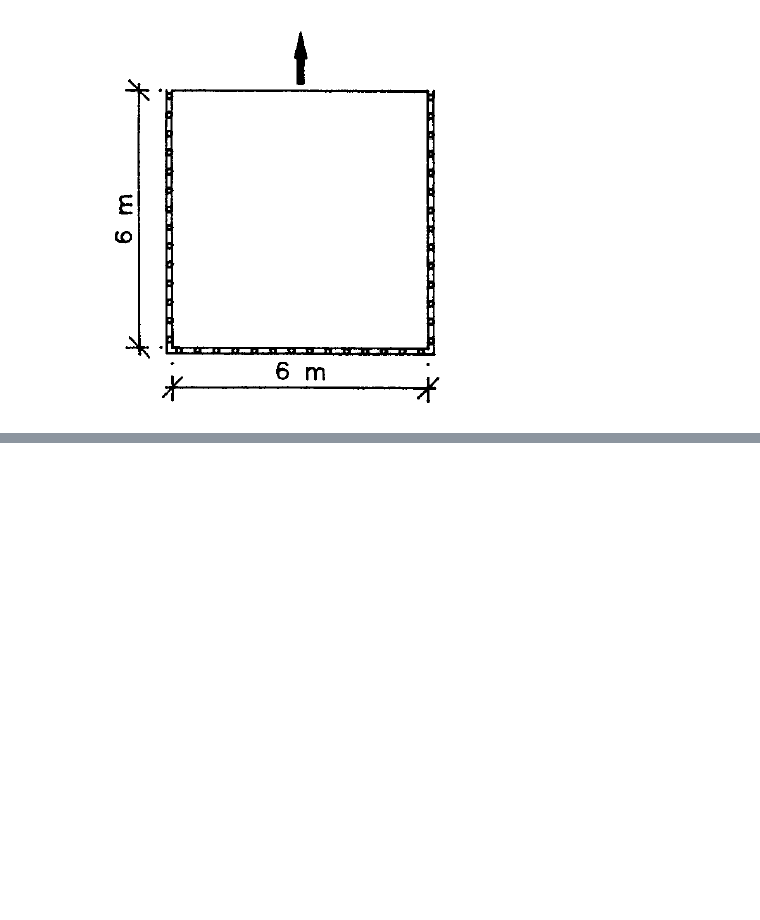
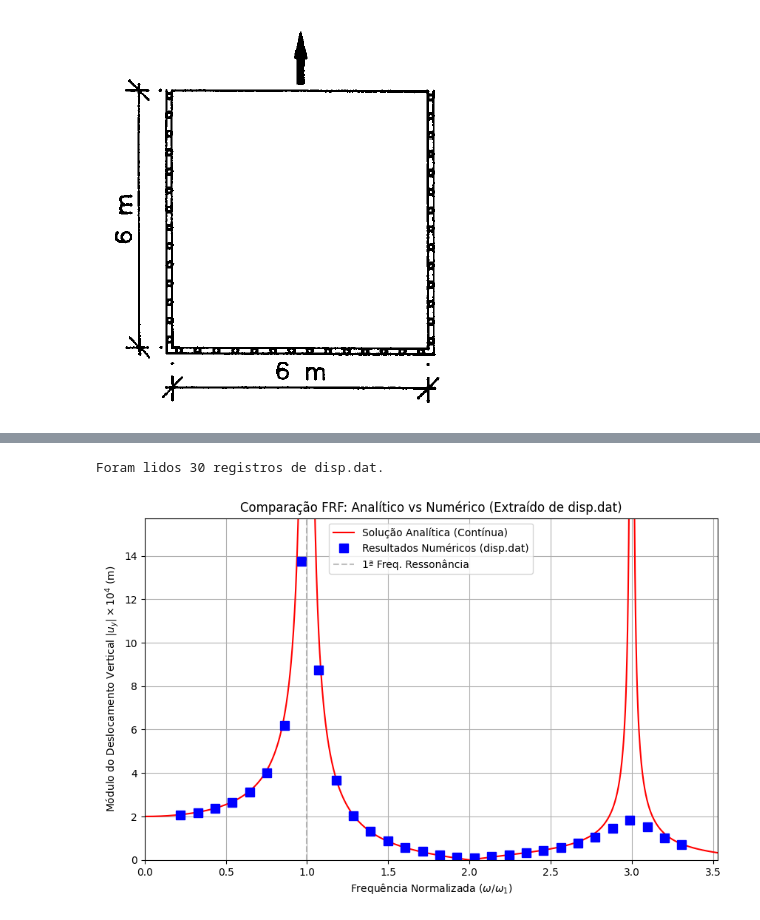
Before and after one commit to e-albuquerque/BEM_frequency_domain_2D, a Jupyter notebook: Run_quadpleh_on_Colab.ipynb, the cells around one changed output, grey strips where cells are left out. Saved outputs shown, nothing was run; the diff lists cells and outputs as text; code cells hidden in the pictures; blank space fills up the shorter version.

```diff
--- a/Run_quadpleh_on_Colab.ipynb
+++ b/Run_quadpleh_on_Colab.ipynb
@@ -429,0 +433,3 @@ frequencies = [10., 40., 70.]
+# %%
+#  The problem is solved numerically for a frequency range from 0 to 150 Hz
+frequencies = np.linspace(10.,150.,30)
@@ -548,3 +756,80 @@ The prescribed boundary conditions are: zero shear traction along the four sides
+# %%
+import numpy as np
+import matplotlib.pyplot as plt
+
+
+# 1. Carrega os dados do arquivo disp.dat gerado pelo solver Fortran
+freq_num = []
+uy_num_mod = []
+
+try:
+    with open('disp.dat', 'r') as f:
+        lines = [line.strip() for line in f if line.strip()]
+
+        for i, line in enumerate(lines):
+            if i >= len(frequencies):
+                break
+
+            parts = line.split()
+            if len(parts) < 2:
+                continue
+
+            # A estrutura gerada é: (ux_re,ux_im) (uy_re,uy_im)
+            # O deslocamento 'y' é o segundo item (índice 1)
+            uy_str = parts[1].strip('()')
+
+            re_uy, im_uy = uy_str.split(',')
+            uy_mod = np.abs(complex(float(re_uy), float(im_uy)))
+
+            freq_num.append(frequencies[i])
+            uy_num_mod.append(uy_mod)
+
+    freq_num = np.array(freq_num)
+    uy_num_mod = np.array(uy_num_mod)
+    print(f"Foram lidos {len(freq_num)} registros de disp.dat.")
+
+    # 2. Parâmetros analíticos
+    L_text = 6.0
+    rho_text = 100.0
+    nu_text = 0.25
+    mu_text = 1.0e6
+    E_text = mu_text * 2 * (1 + nu_text)
+    p = 100.0
+
+    M = E_text * (1 - nu_text) / ((1 + nu_text) * (1 - 2 * nu_text))
+    c1 = np.sqrt(M / rho_text)
+    w1 = np.pi * c1 / (2 * L_text) # 1ª Frequência natural
+
+    # 3. Curva Analítica contínua para u(L)
+    w_analyt = np.linspace(0.1, np.max(freq_num) + 10, 1000)
+    u_analyt = (p * c1 / (M * w_analyt)) * np.tan(w_analyt * L_text / c1)
+    u_analyt_mod = np.abs(u_analyt)
+
+    # 4. Plot da Comparação
+    plt.figure(figsize=(10, 6))
+    plt.plot(w_analyt / w1, u_analyt_mod * 1e4, 'r-', label='Solução Analítica (Contínua)')
+    plt.plot(freq_num / w1, uy_num_mod * 1e4, 'bs', markersize=8, label='Resultados Numéricos (disp.dat)')
+
+    # Linha vertical para a primeira ressonância
+    plt.axvline(1.0, color='gray', linestyle='--', alpha=0.5, label='1ª Freq. Ressonância')
+
+    plt.xlabel('Frequência Normalizada ($\\omega / \\omega_1$)')
+    plt.ylabel('Módulo do Deslocamento Vertical $|u_y| \\times 10^4$ (m)')
+    plt.title("Comparação FRF: Analítico vs Numérico (Extraído de disp.dat)")
+
+    # Limitando o eixo y para focar nos resultados sem que as assíntotas estraguem a escala
+    if len(uy_num_mod) > 0:
+        plt.ylim(0, np.max(uy_num_mod * 1e4) + 2)
+    plt.xlim(0, np.max(w_analyt / w1))
+    plt.legend()
+    plt.grid(True)
+    plt.show()
+
+except Exception as e:
+    print(f"Erro ao processar disp.dat: {e}")
+# %% [output]
+Foram lidos 30 registros de disp.dat.
+[figure, added]
 # %%
 !cat squa4.dat
 # %% [output]
```
Also changed, not shown: parts of 45 cells of this notebook, 8 other files.
